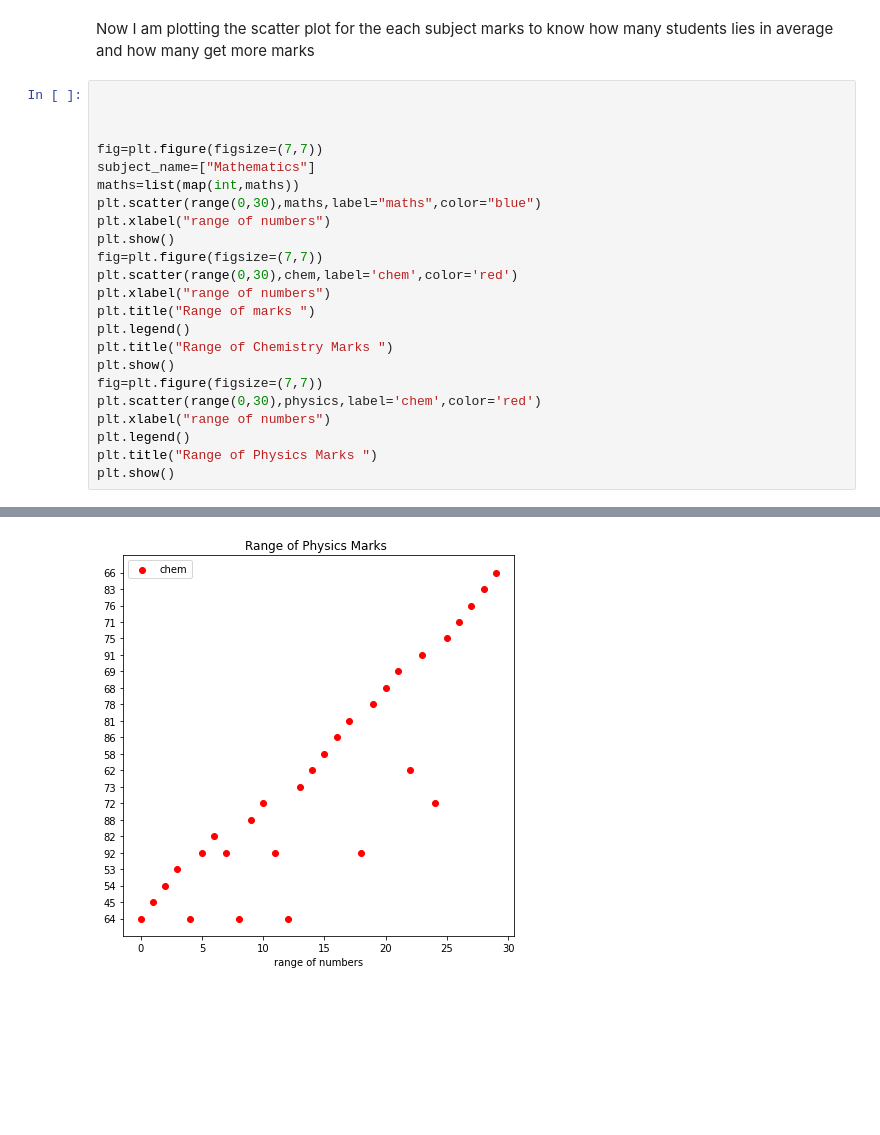
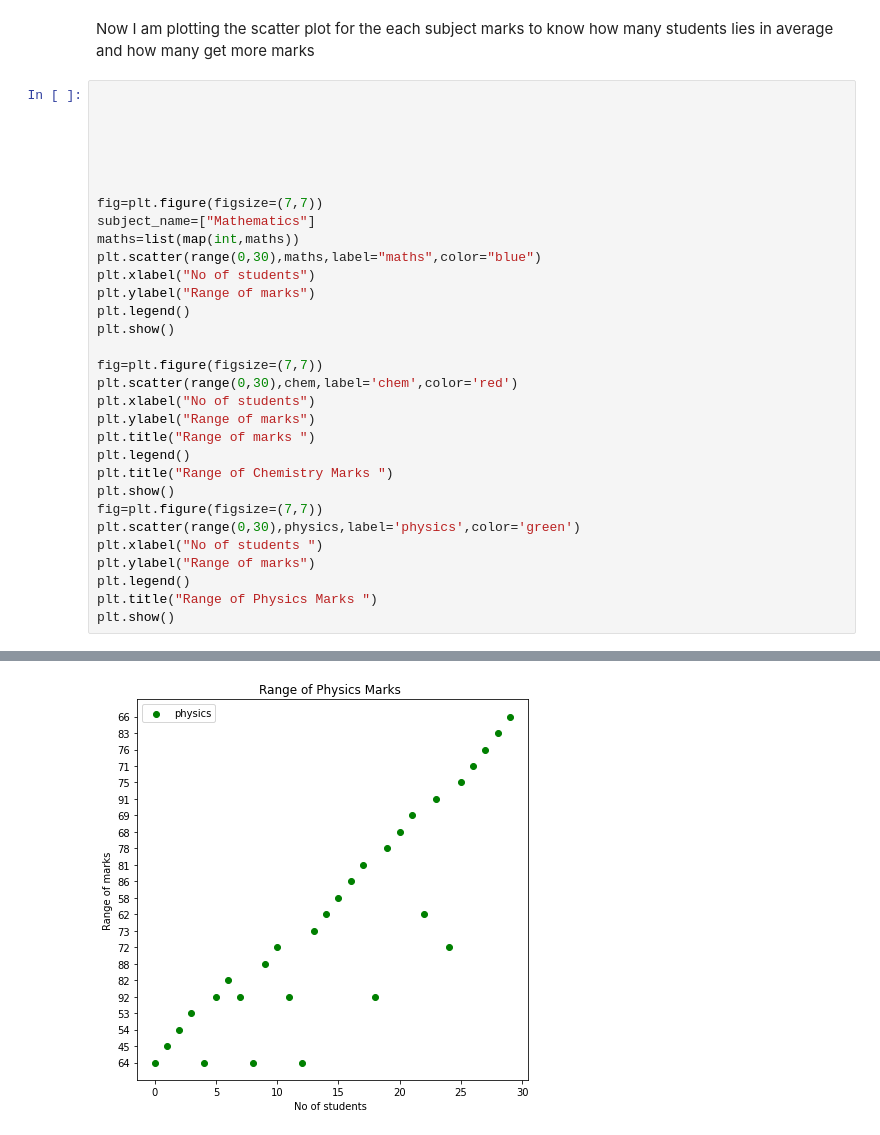
Before and after one commit to Harshipynb/project-_class, a Jupyter notebook: HarshRaj_Student_EDA_Analysis.ipynb, the cells around one changed output, grey strips where cells are left out. Drawn from its saved outputs; the diff is of its cells as text; blank space fills up the shorter version.

```diff
--- a/HarshRaj_Student_EDA_Analysis.ipynb
+++ b/HarshRaj_Student_EDA_Analysis.ipynb
@@ -202,6 +202,9 @@ From the conclusion i get  the city of the topper and thier marks
 # %% [markdown]
 Now I am plotting the scatter plot for the each subject marks  to know how many students lies in average and how many get more marks
 # %%
+
+
+
 
 
 
@@ -209,18 +212,23 @@ fig=plt.figure(figsize=(7,7))
 subject_name=["Mathematics"]
 maths=list(map(int,maths))
 plt.scatter(range(0,30),maths,label="maths",color="blue")
-plt.xlabel("range of numbers")
+plt.xlabel("No of students")
+plt.ylabel("Range of marks")
+plt.legend()
 plt.show()
+
 fig=plt.figure(figsize=(7,7))
 plt.scatter(range(0,30),chem,label='chem',color='red')
-plt.xlabel("range of numbers")
+plt.xlabel("No of students")
+plt.ylabel("Range of marks")
 plt.title("Range of marks ")
 plt.legend()
 plt.title("Range of Chemistry Marks ")
 plt.show()
 fig=plt.figure(figsize=(7,7))
-plt.scatter(range(0,30),physics,label='chem',color='red')
-plt.xlabel("range of numbers")
+plt.scatter(range(0,30),physics,label='physics',color='green')
+plt.xlabel("No of students ")
+plt.ylabel("Range of marks")
 plt.legend()
 plt.title("Range of Physics Marks ")
 plt.show()
@@ -230 +238 @@ plt.show()
-[figure, old version]
+[figure, new version]
```
Also changed, not shown: parts of 3 cells of this notebook.
